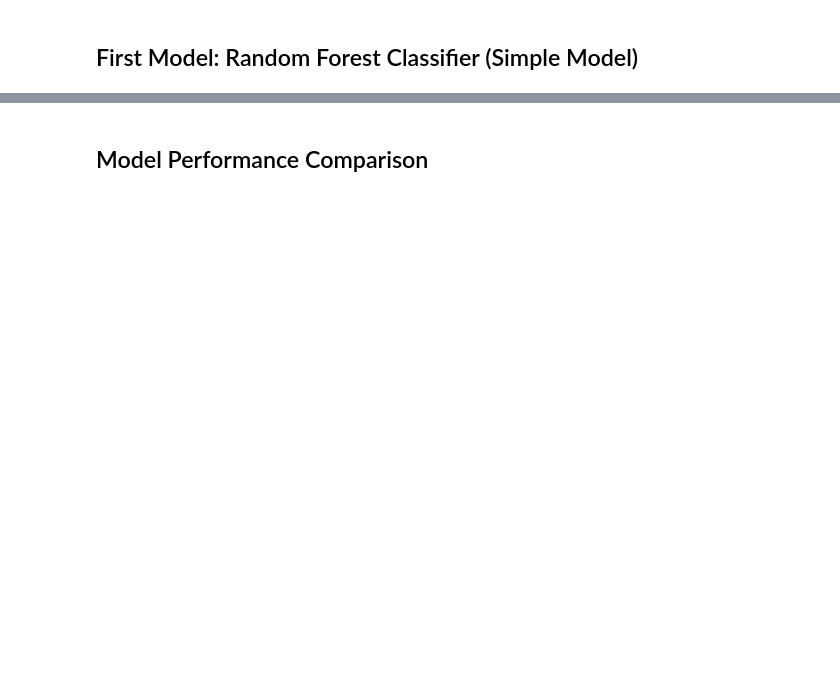
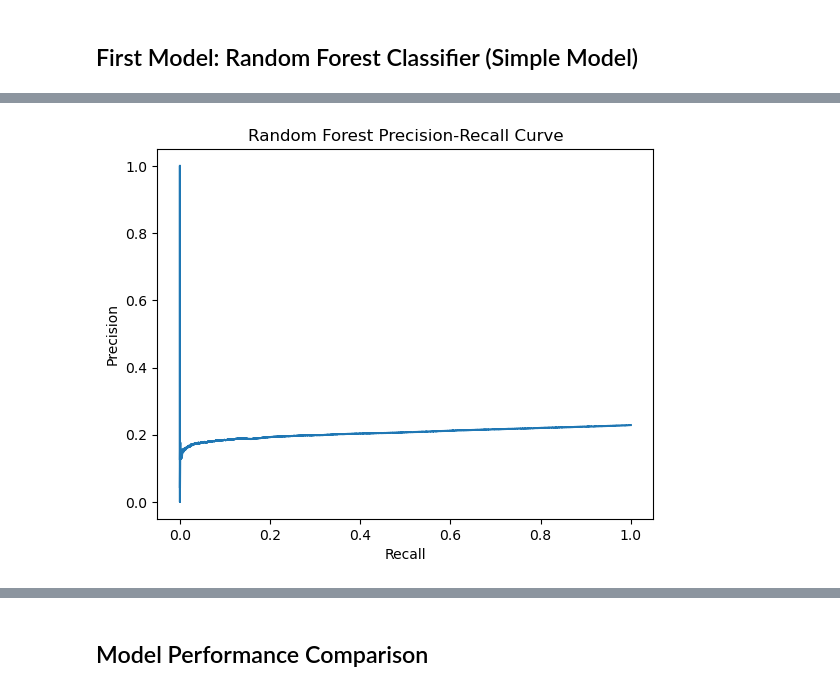
Before and after one commit to CCCKBrant/Final-Project-Part-2-Model-Development, a Jupyter notebook: final_project_draft.ipynb, the cells around one changed output, grey strips where cells are left out. Cells and saved outputs as stored; diff of their text form; code cells hidden in the pictures; blank space fills up the shorter version.

```diff
--- a/final_project_draft.ipynb
+++ b/final_project_draft.ipynb
@@ -409,0 +507,13 @@ weighted avg       0.59      0.77      0.67    123290
+# %%
+# Precision-Recall Curve Visualization
+from sklearn.metrics import precision_recall_curve
+precision, recall, _ = precision_recall_curve(y_test_binary, y_probs)
+
+plt.figure()
+plt.plot(recall, precision)
+plt.xlabel("Recall")
+plt.ylabel("Precision")
+plt.title("Random Forest Precision-Recall Curve")
+plt.show()
+# %% [output]
+[figure, added]
```
Also changed, not shown: parts of 24 cells of this notebook, 1 other file.
